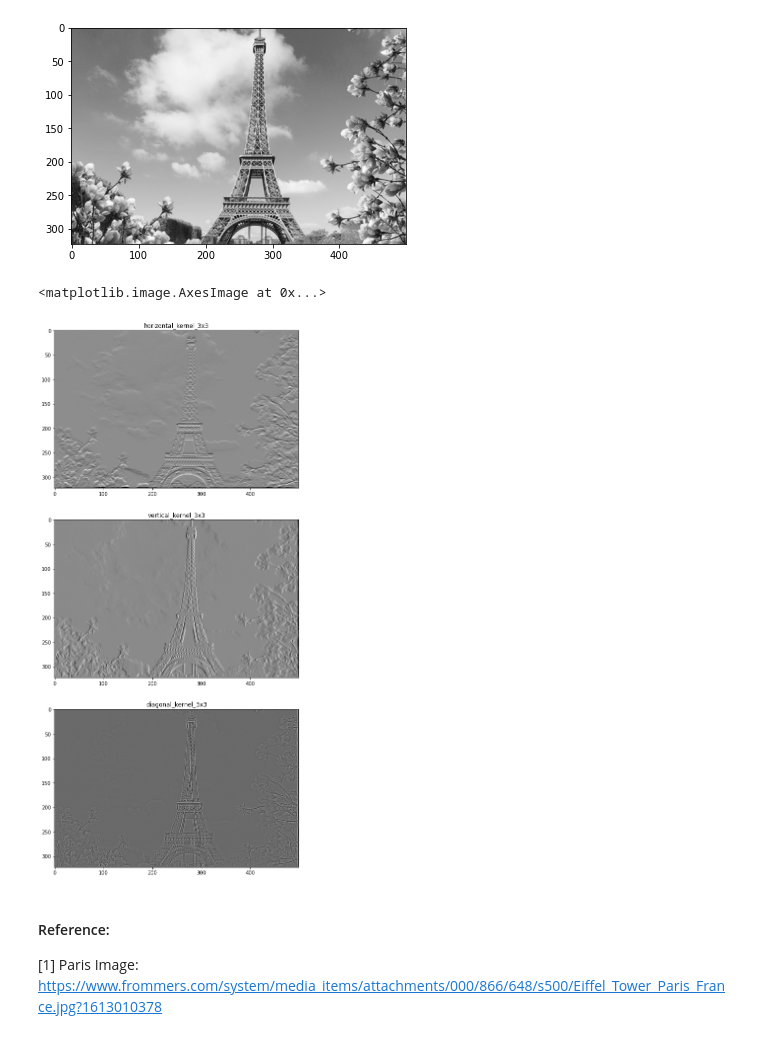
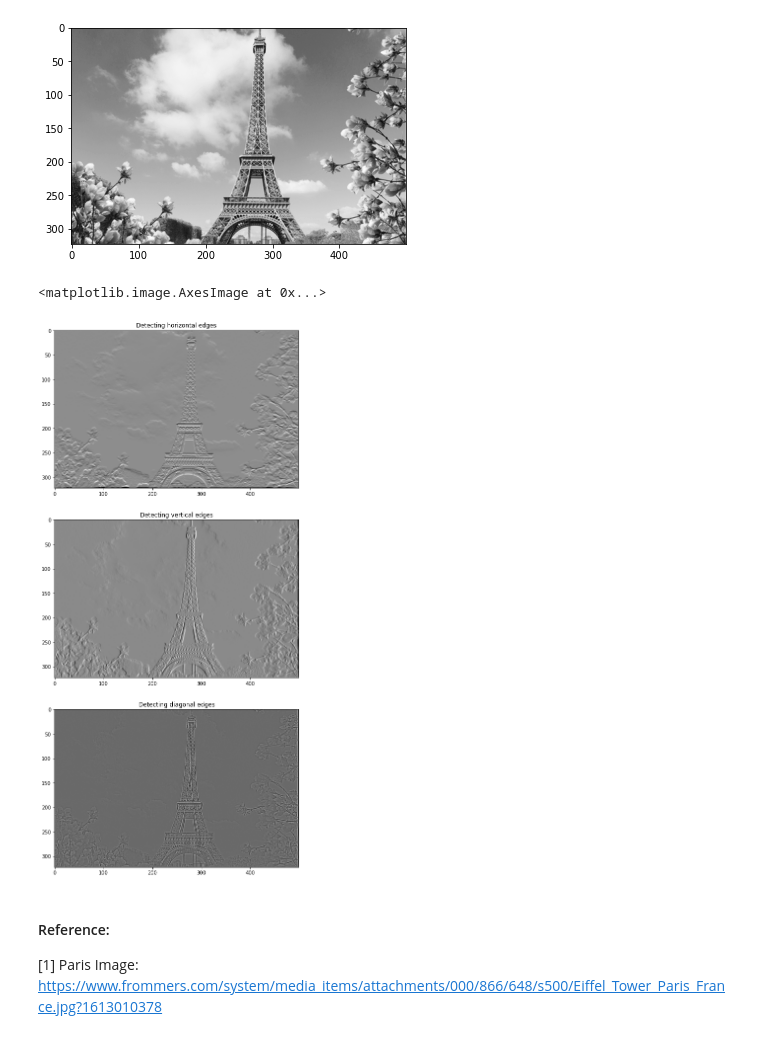
Before and after one commit to bereketeshete/Image-Processing, a Jupyter notebook: Assignment 2 - Image Enhancement/Assignment 2 Bereket.ipynb, the cells around one changed output. Saved outputs shown, nothing was run; the diff lists cells and outputs as text; code cells hidden in the pictures.

Commit message:
Image enhancement using python

```diff
--- a/Assignment 2 - Image Enhancement/Assignment 2 Bereket.ipynb
+++ b/Assignment 2 - Image Enhancement/Assignment 2 Bereket.ipynb
@@ -350,34 +367,27 @@ plt.imshow(img, cmap=cm.gray)
 <matplotlib.image.AxesImage at 0x...>
 [figure]
 # %%
-horizontal_kernel3x3 = np.array([[-1,-2,-1],
-                     [0,0,0],
-                     [1,2,1]])
-vertical_kernel3x3 = np.array([[-1,0,1],
-                     [-2,0,2],
-                     [-1,0,1]])
+horizontal_kernel_3x3 = np.array([[-1,-2,-1], [0,0,0], [1,2,1]])
+vertical_kernel_3x3 = np.array([[-1,0,1], [-2,0,2], [-1,0,1]])
+diagonal_kernel_3x3 = np.array([[-1,0,-1], [0,4,0],[-1,0,-1]])
 
-diagonal_kernel3x3 = np.array([[-1,0,-1],
-                     [0,4,0],
-                     [-1,0,-1]])
-
-f_img_h = apply_filter(img, horizontal_kernel3x3, 'filter')
-f_img_v = apply_filter(img, vertical_kernel3x3, 'filter')
-f_img_d = apply_filter(img, diagonal_kernel3x3, 'filter')
+f_img_h = apply_filter(img, horizontal_kernel_3x3, 'filter')
+f_img_v = apply_filter(img, vertical_kernel_3x3, 'filter')
+f_img_d = apply_filter(img, diagonal_kernel_3x3, 'filter')
 
 fig, (ax1, ax2, ax3) = plt.subplots(nrows=3, figsize=(20,20))
 
-ax1.set_title("horizontal_kernel_3x3")
+ax1.set_title("Detecting horizontal edges")
 ax1.imshow(f_img_h, cmap=cm.gray)
 
-ax2.set_title("vertical_kernel_3x3")
+ax2.set_title("Detecting vertical edges")
 ax2.imshow(f_img_v, cmap=cm.gray)
 
-ax3.set_title("diagonal_kernel_3x3")
+ax3.set_title("Detecting diagonal edges")
 ax3.imshow(f_img_d, cmap=cm.gray)
 # %% [output]
 <matplotlib.image.AxesImage at 0x...>
-[figure, old version]
+[figure, new version]
 # %% [markdown]
 #### Reference:
 
```
Also changed, not shown: parts of 7 cells of this notebook.
